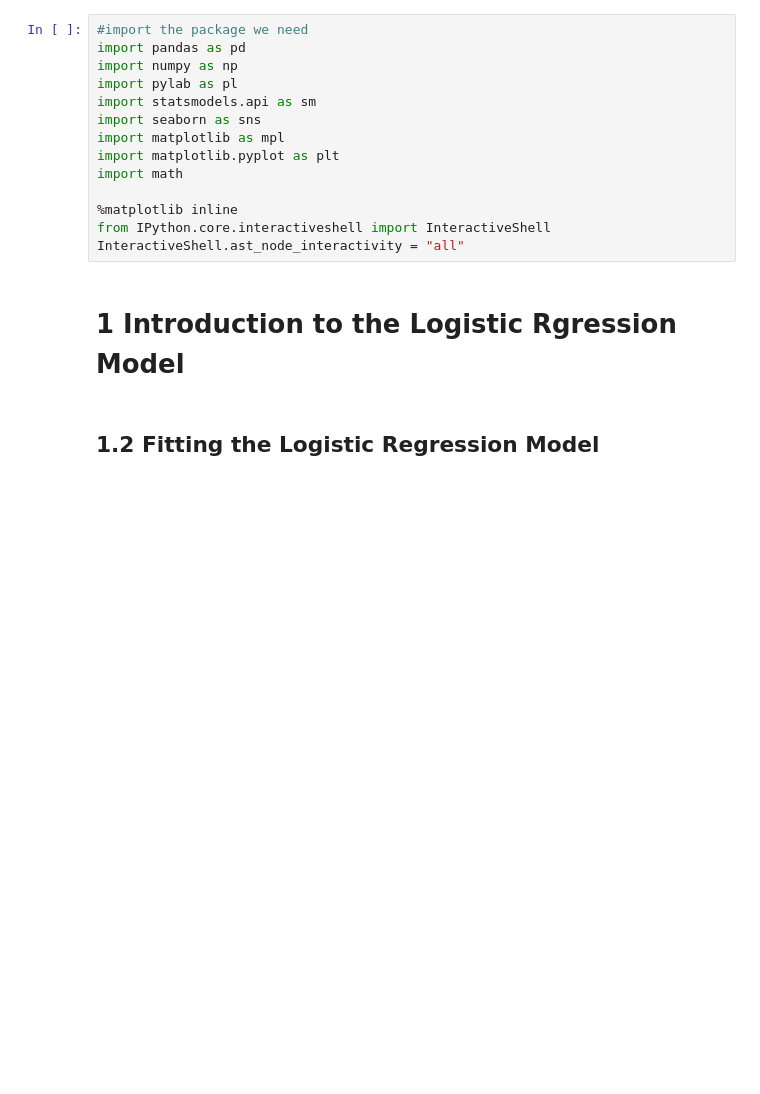
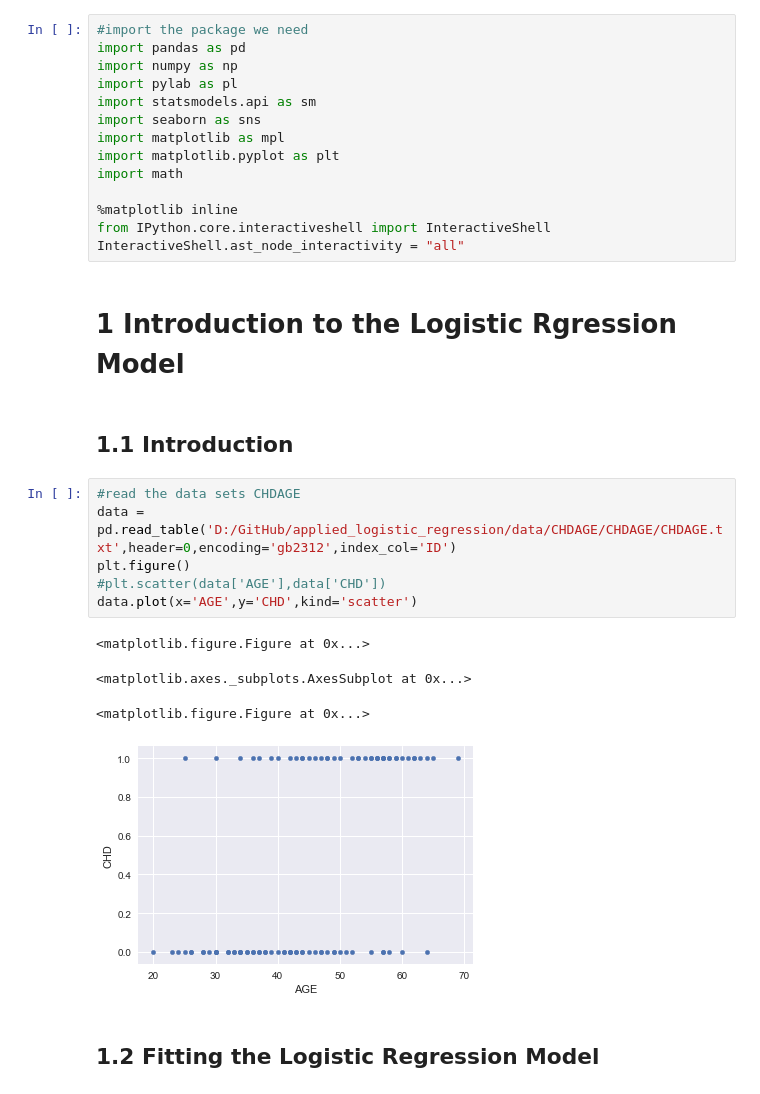
Before and after one commit to szleiye/applied_logistic_regression, a Jupyter notebook: Applied_Logistic_Regression.ipynb, the cells around one changed output. Saved outputs shown, nothing was run; the diff lists cells and outputs as text; blank space fills up the shorter version.

```diff
--- a/Applied_Logistic_Regression.ipynb
+++ b/Applied_Logistic_Regression.ipynb
@@ -14,6 +14,19 @@ from IPython.core.interactiveshell import InteractiveShell
 InteractiveShell.ast_node_interactivity = "all"
 # %% [markdown]
 # 1 Introduction to the Logistic Rgression Model
+# %% [markdown]
+## 1.1 Introduction
+# %%
+#read the data sets CHDAGE
+data = pd.read_table('D:/GitHub/applied_logistic_regression/data/CHDAGE/CHDAGE/CHDAGE.txt',header=0,encoding='gb2312',index_col='ID')
+plt.figure()
+#plt.scatter(data['AGE'],data['CHD'])
+data.plot(x='AGE',y='CHD',kind='scatter')
+# %% [output]
+<matplotlib.figure.Figure at 0x...>
+<matplotlib.axes._subplots.AxesSubplot at 0x...>
+<matplotlib.figure.Figure at 0x...>
+[figure, added]
 # %% [markdown]
 ## 1.2 Fitting the Logistic Regression Model
 # %%
```
Also changed, not shown: parts of 4 cells of this notebook.
